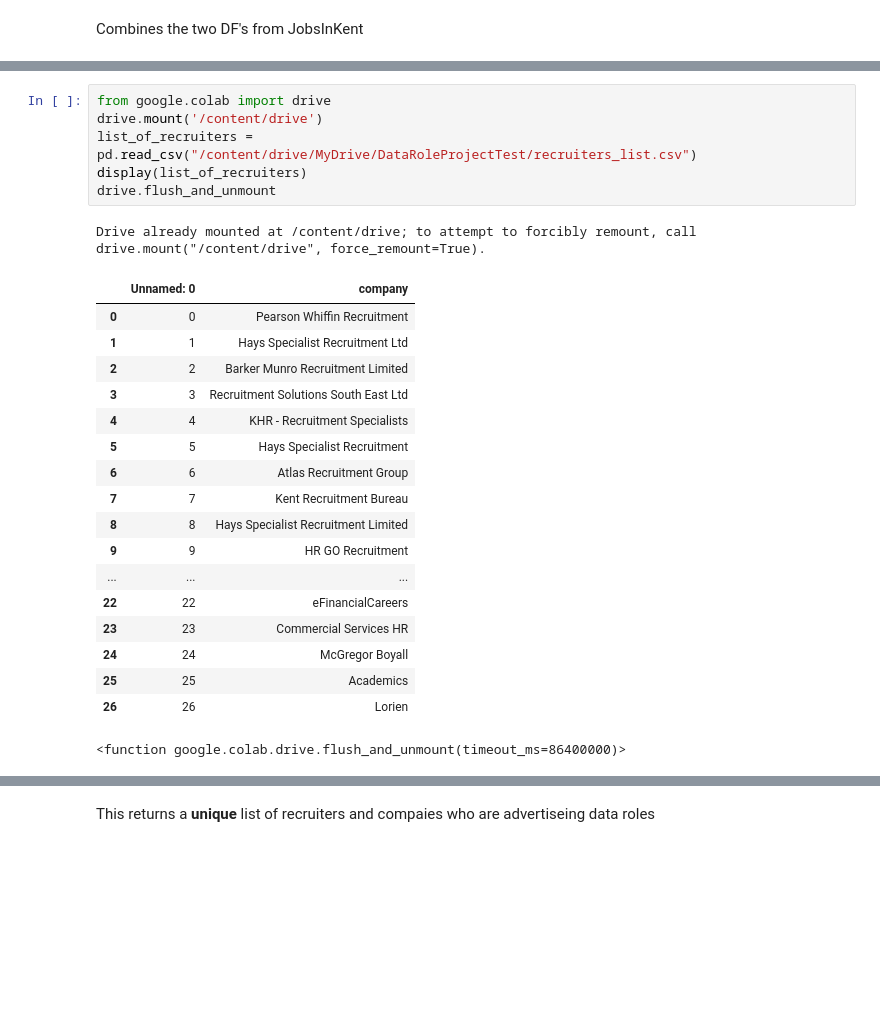
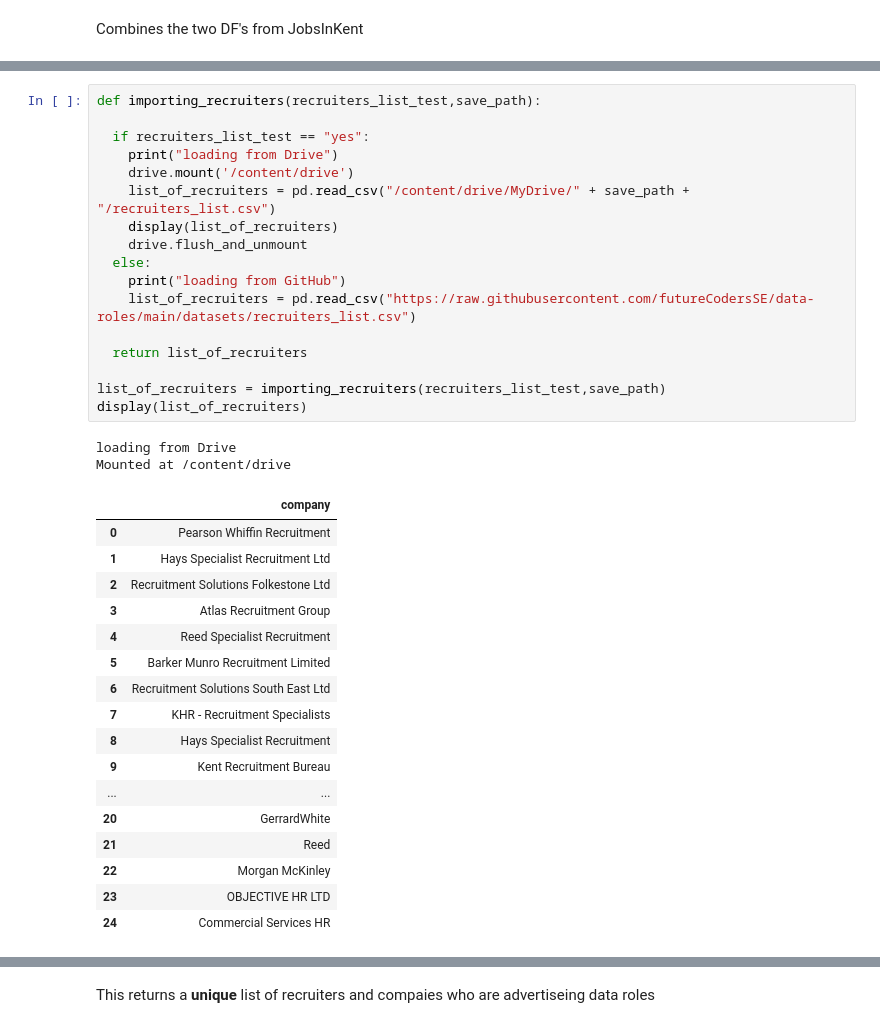
Before and after one commit to futureCodersSE/data-roles, a Jupyter notebook: Data_Roles_job_search.ipynb, the cells around one changed output, grey strips where cells are left out. Drawn from its saved outputs; the diff is of its cells as text; blank space fills up the shorter version.

```diff
--- a/Data_Roles_job_search.ipynb
+++ b/Data_Roles_job_search.ipynb
@@ -360,26 +393,37 @@ display(data_jobs_df.head())
-# %%
-from google.colab import drive
-drive.mount('/content/drive')
-list_of_recruiters = pd.read_csv("/content/drive/MyDrive/DataRoleProjectTest/recruiters_list.csv")
-display(list_of_recruiters)
-drive.flush_and_unmount
-# %% [output]
-Drive already mounted at /content/drive; to attempt to forcibly remount, call drive.mount("/content/drive", force_remount=True).
-|  | Unnamed: 0 | company |
-| 0 | 0 | Pearson Whiffin Recruitment |
-| 1 | 1 | Hays Specialist Recruitment Ltd |
-| 2 | 2 | Barker Munro Recruitment Limited |
-| 3 | 3 | Recruitment Solutions South East Ltd |
-| 4 | 4 | KHR - Recruitment Specialists |
-| 5 | 5 | Hays Specialist Recruitment |
-| 6 | 6 | Atlas Recruitment Group |
-| 7 | 7 | Kent Recruitment Bureau |
-| 8 | 8 | Hays Specialist Recruitment Limited |
-| 9 | 9 | HR GO Recruitment |
-| ... | ... | ... |
-| 22 | 22 | eFinancialCareers |
-| 23 | 23 | Commercial Services HR |
-| 24 | 24 | McGregor Boyall |
-| 25 | 25 | Academics |
-| 26 | 26 | Lorien |
-<function google.colab.drive.flush_and_unmount(timeout_ms=86400000)>
+# %%
+def importing_recruiters(recruiters_list_test,save_path):
+
+  if recruiters_list_test == "yes":
+    print("loading from Drive")
+    drive.mount('/content/drive')
+    list_of_recruiters = pd.read_csv("/content/drive/MyDrive/" + save_path + "/recruiters_list.csv")
+    display(list_of_recruiters)
+    drive.flush_and_unmount
+  else:
+    print("loading from GitHub")
+    list_of_recruiters = pd.read_csv("https://raw.githubusercontent.com/futureCodersSE/data-roles/main/datasets/recruiters_list.csv")
+
+  return list_of_recruiters
+
+list_of_recruiters = importing_recruiters(recruiters_list_test,save_path)
+display(list_of_recruiters)
+# %% [output]
+loading from Drive
+Mounted at /content/drive
+|  | company |
+| 0 | Pearson Whiffin Recruitment |
+| 1 | Hays Specialist Recruitment Ltd |
+| 2 | Recruitment Solutions Folkestone Ltd |
+| 3 | Atlas Recruitment Group |
+| 4 | Reed Specialist Recruitment |
+| 5 | Barker Munro Recruitment Limited |
+| 6 | Recruitment Solutions South East Ltd |
+| 7 | KHR - Recruitment Specialists |
+| 8 | Hays Specialist Recruitment |
+| 9 | Kent Recruitment Bureau |
+| ... | ... |
+| 20 | GerrardWhite |
+| 21 | Reed |
+| 22 | Morgan McKinley |
+| 23 | OBJECTIVE HR LTD |
+| 24 | Commercial Services HR |
```
Also changed, not shown: parts of 35 cells of this notebook.
